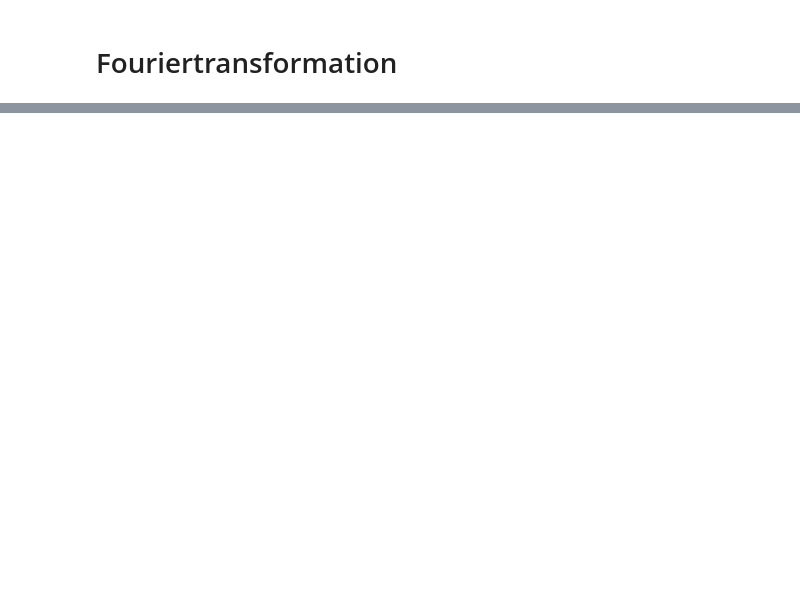
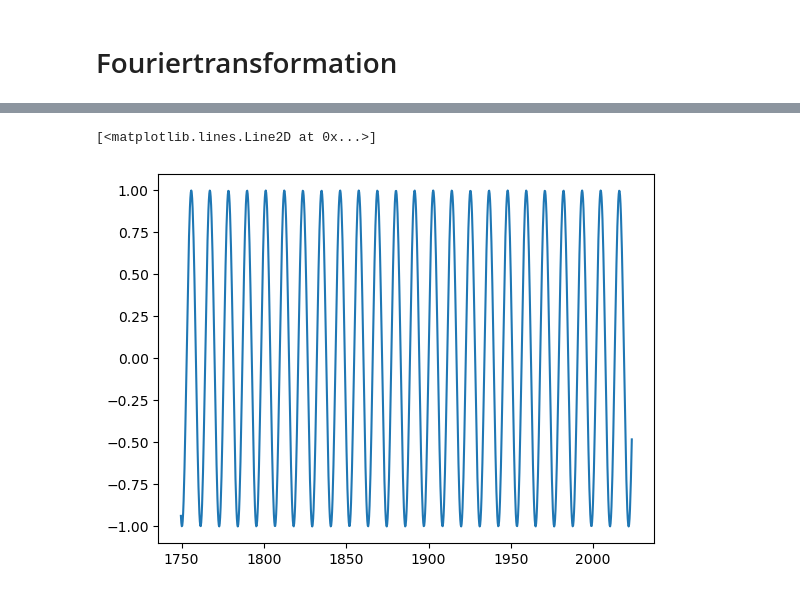
Before and after one commit to Focus9752/Solpletter_projekt, a Jupyter notebook: ok/Solpletanalyse.ipynb, the cells around one changed output, grey strips where cells are left out. Saved outputs shown, nothing was run; the diff lists cells and outputs as text; code cells hidden in the pictures; blank space fills up the shorter version.

```diff
--- a/ok/Solpletanalyse.ipynb
+++ b/ok/Solpletanalyse.ipynb
@@ -147,3 +181,12 @@ plt.xlim(0,0.5)
+# %%
+def g(x):
+    return np.sin(x*1/1.8)
+
+yyy=g(x)
+plt.plot(x,yyy)
+# %% [output]
+[<matplotlib.lines.Line2D at 0x...>]
+[figure, added]
 # %%
 # for n in range( len(Cykler) ):
 #     Maximum.append( [Cykler[n][0][ np.where(Cykler[n][1] == np.max(Cykler[n][1]))[0][0] ] ,
```
Also changed, not shown: parts of 3 cells of this notebook.
